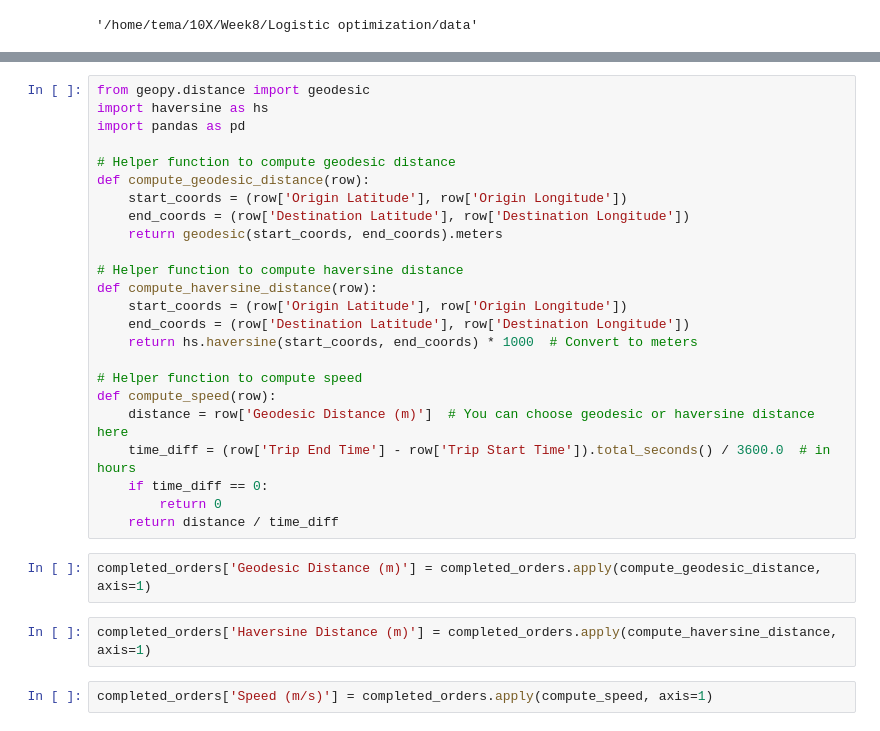
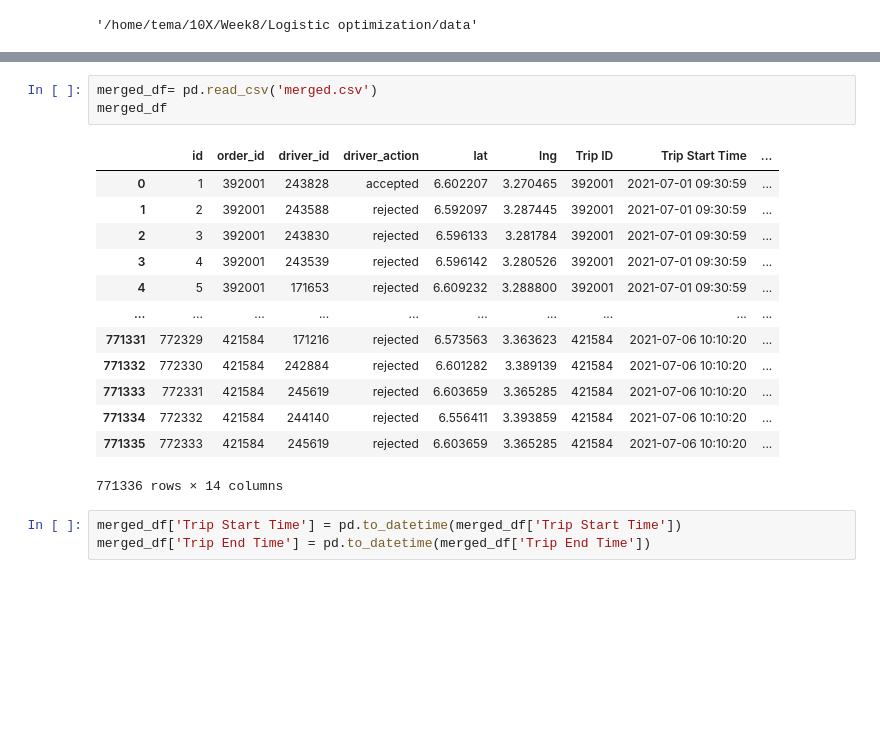
Before and after one commit to temesgen5335/Logistic-optimization, a Jupyter notebook: notebooks/feature_engineering.ipynb, the cells around one changed output, grey strips where cells are left out. Saved outputs shown, nothing was run; the diff lists cells and outputs as text; blank space fills up the shorter version.

```diff
--- a/notebooks/feature_engineering.ipynb
+++ b/notebooks/feature_engineering.ipynb
@@ -61,30 +24,20 @@ completed_orders
-# %%
-from geopy.distance import geodesic
-import haversine as hs
-import pandas as pd
-
-# Helper function to compute geodesic distance
-def compute_geodesic_distance(row):
-    start_coords = (row['Origin Latitude'], row['Origin Longitude'])
-    end_coords = (row['Destination Latitude'], row['Destination Longitude'])
-    return geodesic(start_coords, end_coords).meters
-
-# Helper function to compute haversine distance
-def compute_haversine_distance(row):
-    start_coords = (row['Origin Latitude'], row['Origin Longitude'])
-    end_coords = (row['Destination Latitude'], row['Destination Longitude'])
-    return hs.haversine(start_coords, end_coords) * 1000  # Convert to meters
-
-# Helper function to compute speed
-def compute_speed(row):
-    distance = row['Geodesic Distance (m)']  # You can choose geodesic or haversine distance here
-    time_diff = (row['Trip End Time'] - row['Trip Start Time']).total_seconds() / 3600.0  # in hours
-    if time_diff == 0:
-        return 0
-    return distance / time_diff
-# %%
-completed_orders['Geodesic Distance (m)'] = completed_orders.apply(compute_geodesic_distance, axis=1)
-# %%
-completed_orders['Haversine Distance (m)'] = completed_orders.apply(compute_haversine_distance, axis=1)
-# %%
-completed_orders['Speed (m/s)'] = completed_orders.apply(compute_speed, axis=1)
+# %%
+merged_df= pd.read_csv('merged.csv')
+merged_df
+# %% [output]
+|  | id | order_id | driver_id | driver_action | lat | lng | Trip ID | Trip Start Time | ... |
+| 0 | 1 | 392001 | 243828 | accepted | 6.602207 | 3.270465 | 392001 | 2021-07-01 09:30:59 | ... |
+| 1 | 2 | 392001 | 243588 | rejected | 6.592097 | 3.287445 | 392001 | 2021-07-01 09:30:59 | ... |
+| 2 | 3 | 392001 | 243830 | rejected | 6.596133 | 3.281784 | 392001 | 2021-07-01 09:30:59 | ... |
+| 3 | 4 | 392001 | 243539 | rejected | 6.596142 | 3.280526 | 392001 | 2021-07-01 09:30:59 | ... |
+| 4 | 5 | 392001 | 171653 | rejected | 6.609232 | 3.288800 | 392001 | 2021-07-01 09:30:59 | ... |
+| ... | ... | ... | ... | ... | ... | ... | ... | ... | ... |
+| 771331 | 772329 | 421584 | 171216 | rejected | 6.573563 | 3.363623 | 421584 | 2021-07-06 10:10:20 | ... |
+| 771332 | 772330 | 421584 | 242884 | rejected | 6.601282 | 3.389139 | 421584 | 2021-07-06 10:10:20 | ... |
+| 771333 | 772331 | 421584 | 245619 | rejected | 6.603659 | 3.365285 | 421584 | 2021-07-06 10:10:20 | ... |
+| 771334 | 772332 | 421584 | 244140 | rejected | 6.556411 | 3.393859 | 421584 | 2021-07-06 10:10:20 | ... |
+| 771335 | 772333 | 421584 | 245619 | rejected | 6.603659 | 3.365285 | 421584 | 2021-07-06 10:10:20 | ... |
+771336 rows × 14 columns
+# %%
+merged_df['Trip Start Time'] = pd.to_datetime(merged_df['Trip Start Time'])
+merged_df['Trip End Time'] = pd.to_datetime(merged_df['Trip End Time'])
```
Also changed, not shown: parts of 42 cells of this notebook, 1 other file.
